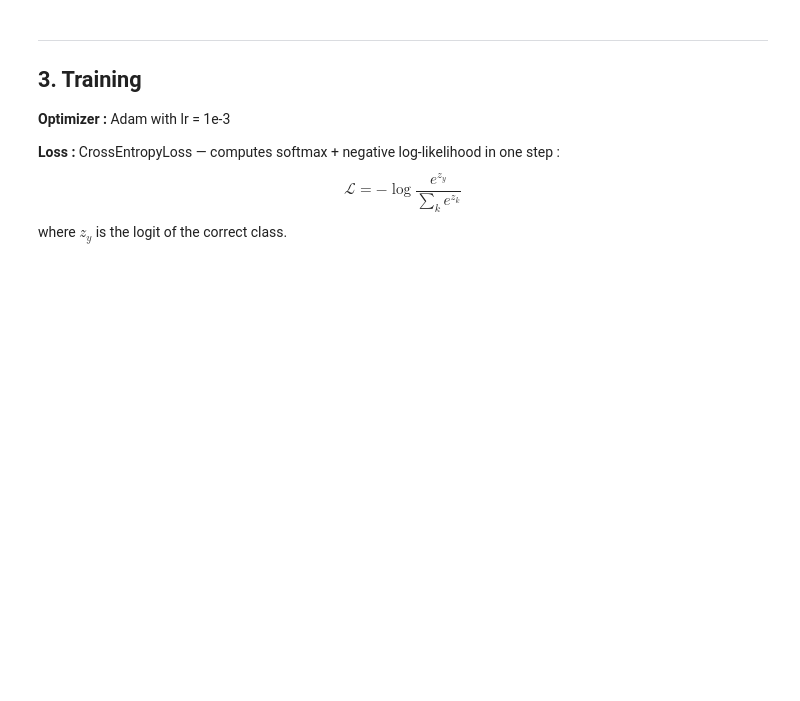
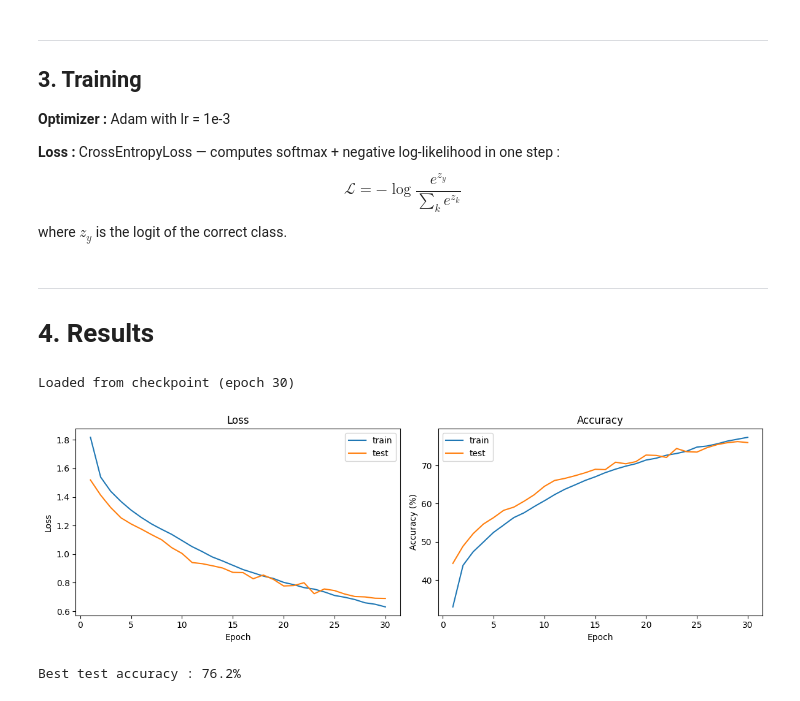
Before and after one commit to hugoplanchat/SNU-Internship, a Jupyter notebook: deep_learning/vit/vit_cifar10.ipynb, the cells around one changed output. Drawn from its saved outputs; the diff is of its cells as text; code cells hidden in the pictures; blank space fills up the shorter version.

Commit message:
add checkpoint saving to ViT-Tiny training
- save best and last checkpoints during training
- fallback loading from checkpoint in plot and prediction cells
- best test accuracy: 76% on CIFAR-10

```diff
--- a/deep_learning/vit/vit_cifar10.ipynb
+++ b/deep_learning/vit/vit_cifar10.ipynb
@@ -21,6 +21,12 @@ import torchvision
 import torchvision.transforms as transforms
 from torch.utils.data import DataLoader
 import math
+import os
+CKPT_DIR   = './checkpoints'
+os.makedirs(CKPT_DIR, exist_ok=True)
+import matplotlib.pyplot as plt
+import numpy as np
+
 
 torch.manual_seed(42)
 device = 'cuda' if torch.cuda.is_available() else 'cpu'
@@ -349,6 +370,7 @@ print(f"n_params : {sum(p.numel() for p in model.parameters()):,}")
 # %%
 train_losses, test_losses = [], []
 train_accs,   test_accs   = [], []
+best_acc = 0.0
 
 for epoch in range(1, NUM_EPOCHS + 1):
     train_loss, train_acc = train_one_epoch(model, train_loader, optimizer, criterion)
@@ -362,27 +384,70 @@ for epoch in range(1, NUM_EPOCHS + 1):
     print(f"Epoch {epoch:2d}/{NUM_EPOCHS} | "
           f"train loss {train_loss:.4f}  train acc {train_acc*100:.1f}%  | "
           f"test loss {test_loss:.4f}  test acc {test_acc*100:.1f}%")
+
+    torch.save({
+        'epoch':       epoch,
+        'model':       model.state_dict(),
+        'optimizer':   optimizer.state_dict(),
+        'train_losses': train_losses,
+        'test_losses':  test_losses,
+        'train_accs':   train_accs,
+        'test_accs':    test_accs,
+    }, os.path.join(CKPT_DIR, 'vit_last.pt'))
+
+
+    if test_acc > best_acc:
+        best_acc = test_acc
+        torch.save({
+            'epoch':       epoch,
+            'model':       model.state_dict(),
+            'optimizer':   optimizer.state_dict(),
+            'train_losses': train_losses,
+            'test_losses':  test_losses,
+            'train_accs':   train_accs,
+            'test_accs':    test_accs,
+        }, os.path.join(CKPT_DIR, 'vit_best.pt'))
+        print(f"  → best checkpoint saved (acc {best_acc*100:.1f}%)")
+# %% [markdown]
+---
+# 4. Results
 # %%
-epochs = range(1, NUM_EPOCHS + 1)
+try:
+    _ = train_losses[0]
+except (NameError, IndexError):
+    ckpt_path = os.path.join(CKPT_DIR, 'vit_last.pt')
+    assert os.path.exists(ckpt_path), "No checkpoint found — run training first."
+    ckpt = torch.load(ckpt_path, map_location=device)
+    train_losses = ckpt['train_losses']
+    test_losses  = ckpt['test_losses']
+    train_accs   = ckpt['train_accs']
+    test_accs    = ckpt['test_accs']
+    print(f"Loaded from checkpoint (epoch {ckpt['epoch']})")
+
+epochs = range(1, len(train_losses) + 1)
 
 fig, (ax1, ax2) = plt.subplots(1, 2, figsize=(12, 4))
 
 ax1.plot(epochs, train_losses, label='train')
 ax1.plot(epochs, test_losses,  label='test')
 ax1.set_xlabel('Epoch')
 ax1.set_ylabel('Loss')
 ax1.set_title('Loss')
 ax1.legend()
 
 ax2.plot(epochs, [a*100 for a in train_accs], label='train')
 ax2.plot(epochs, [a*100 for a in test_accs],  label='test')
 ax2.set_xlabel('Epoch')
 ax2.set_ylabel('Accuracy (%)')
 ax2.set_title('Accuracy')
 ax2.legend()
 
 plt.tight_layout()
 plt.show()
 
 print(f"Best test accuracy : {max(test_accs)*100:.1f}%")
+# %% [output]
+Loaded from checkpoint (epoch 30)
+[figure, added]
+Best test accuracy : 76.2%
 # %%
```
Also changed, not shown: parts of 7 cells of this notebook.
